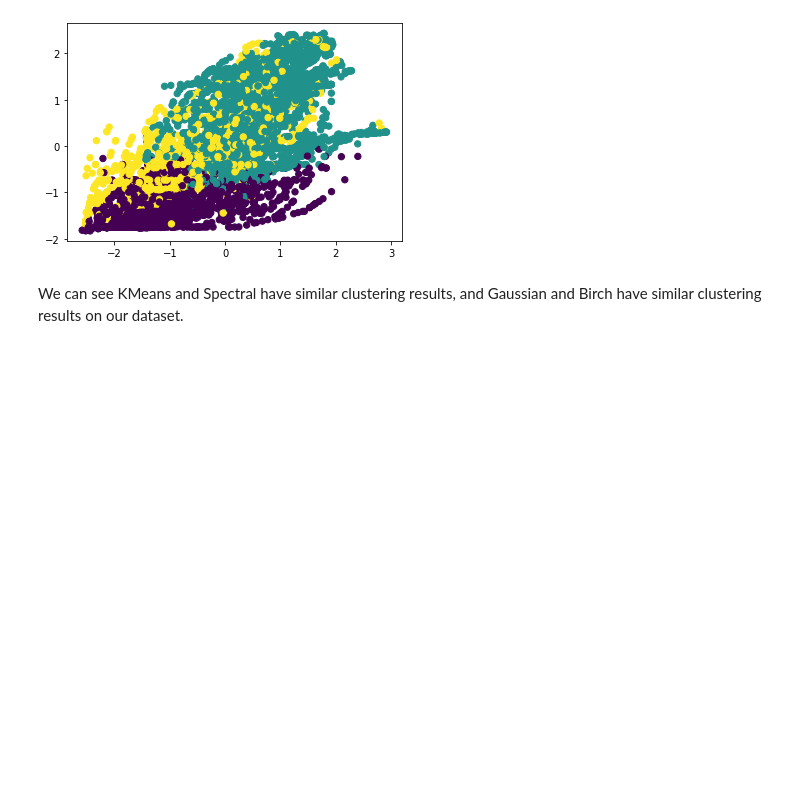
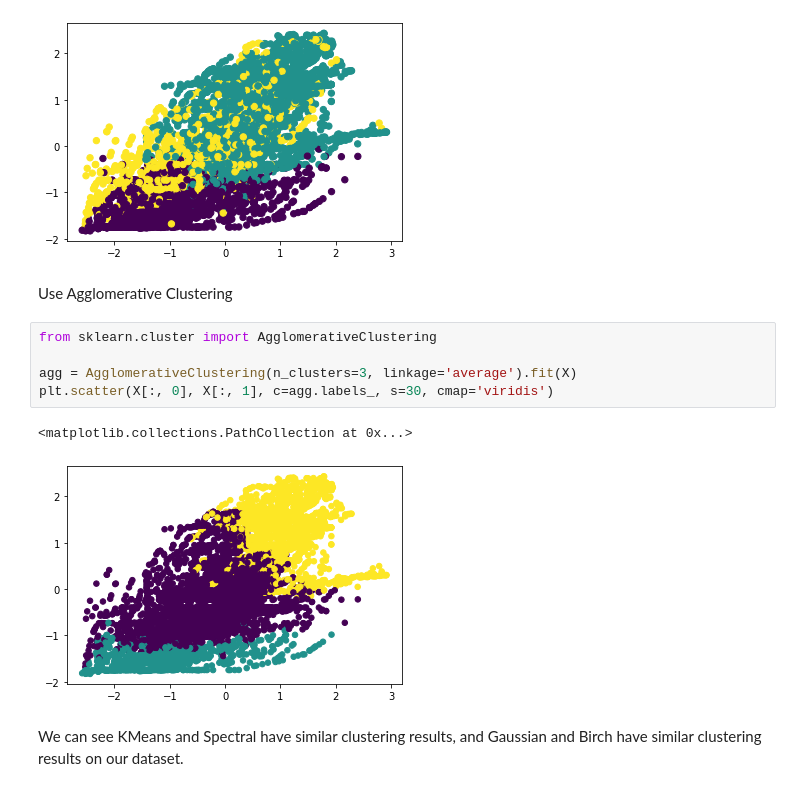
Before and after one commit to YuxingW/machine_learning, a Jupyter notebook: hw2_clustering/hw_clustering_ski.ipynb, the cells around one changed output. Cells and saved outputs as stored; diff of their text form; blank space fills up the shorter version.

```diff
--- a/hw2_clustering/hw_clustering_ski.ipynb
+++ b/hw2_clustering/hw_clustering_ski.ipynb
@@ -200,6 +200,16 @@ plt.scatter(X[:, 0], X[:, 1], c=brc_labels, s=40, cmap='viridis')
 # %% [output]
 <matplotlib.collections.PathCollection at 0x...>
 [figure]
+# %% [markdown]
+Use Agglomerative Clustering
+# %%
+from sklearn.cluster import AgglomerativeClustering
+
+agg = AgglomerativeClustering(n_clusters=3, linkage='average').fit(X)
+plt.scatter(X[:, 0], X[:, 1], c=agg.labels_, s=30, cmap='viridis')
+# %% [output]
+<matplotlib.collections.PathCollection at 0x...>
+[figure, added]
 # %% [markdown]
 We can see KMeans and Spectral have similar clustering results, and Gaussian and Birch have similar clustering results on our dataset.
 # %%
```
Also changed, not shown: parts of 1 cell of this notebook.
